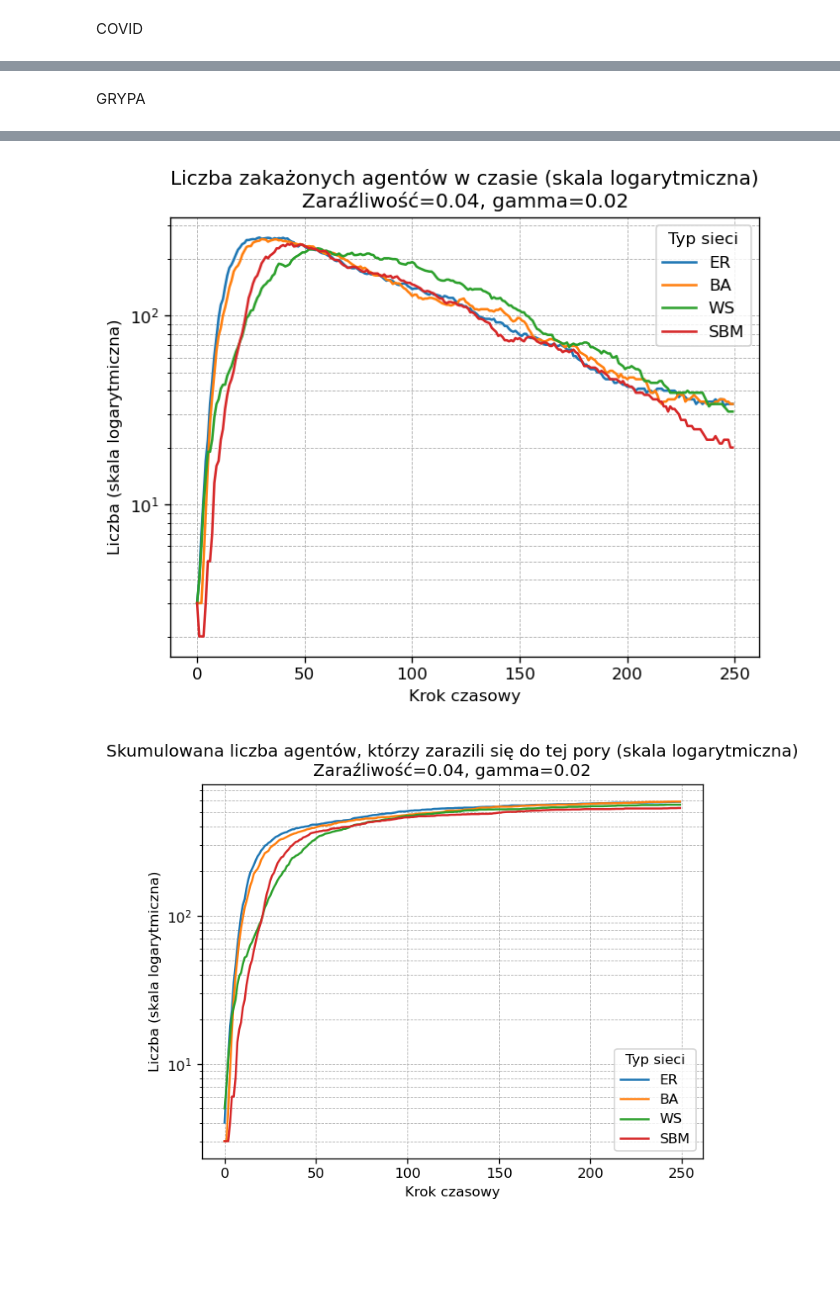
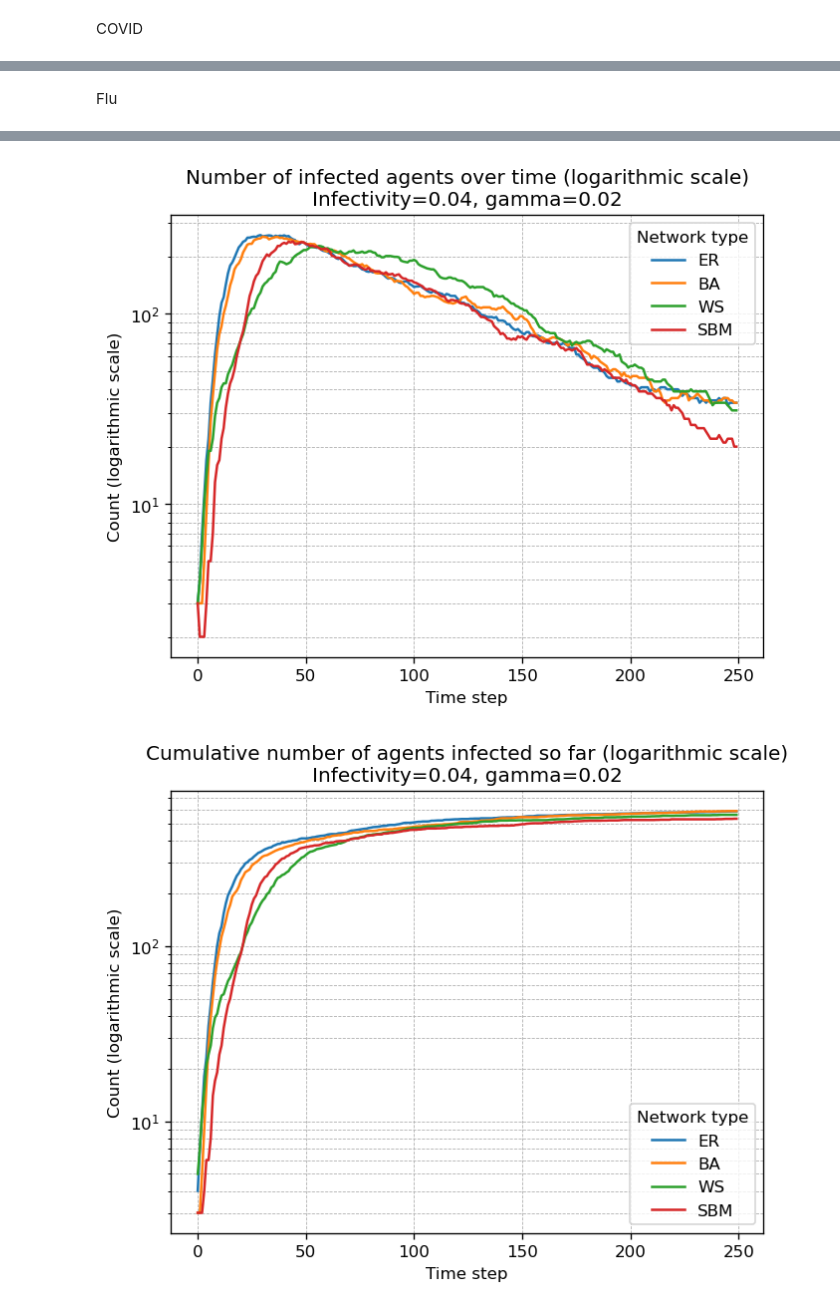
Before and after one commit to magmatti/agentic-epidemic-model, a Jupyter notebook: agentic_epidemic_model.ipynb, the cells around one changed output, grey strips where cells are left out. Saved outputs shown, nothing was run; the diff lists cells and outputs as text; code cells hidden in the pictures; blank space fills up the shorter version.

```diff
--- a/agentic_epidemic_model.ipynb
+++ b/agentic_epidemic_model.ipynb
@@ -318,9 +315,9 @@ def make_gif_for_network(
 
     color_map = {SUSC: "tab:blue", INF: "tab:red", REC: "tab:green"}
     legend_elements = [
-        Patch(facecolor="tab:blue", label="Podatni (S)"),
-        Patch(facecolor="tab:red", label="Zakażeni (I)"),
-        Patch(facecolor="tab:green", label="Ozdrowiali (R)")
+        Patch(facecolor="tab:blue", label="Susceptible (S)"),
+        Patch(facecolor="tab:red", label="Infected (I)"),
+        Patch(facecolor="tab:green", label="Recovered (R)")
     ]
 
     fig, ax = plt.subplots(figsize=(7, 6), dpi=FIG_DPI)
@@ -340,11 +337,13 @@ def make_gif_for_network(
         i_cnt = int(np.sum(st == INF))
         r_cnt = int(np.sum(st == REC))
 
-        ax.set_title(f"Epidemia SIR | sieć={network_type} | zaraźliwość={virus_infectivity} | klatka {i+1}/{len(frames_states)}")
+        ax.set_title(
+            f"SIR epidemic | network={network_type} | infectivity={virus_infectivity} | frame {i+1}/{len(frames_states)}"
+        )
         ax.legend(handles=legend_elements, loc="upper right", frameon=True)
         ax.text(
             0.02, 0.02,
-            f"Podatni (S): {s_cnt}\nZakażeni (I): {i_cnt}\nOzdrowiali (R): {r_cnt}",
+            f"Susceptible (S): {s_cnt}\nInfected (I): {i_cnt}\nRecovered (R): {r_cnt}",
             transform=ax.transAxes,
             fontsize=10,
             verticalalignment="bottom",
@@ -562,5 +557,5 @@ Zapisano GIF: simulation_covid/SBM_z0p12.gif
 # %% [markdown]
-GRYPA
+Flu
 # %%
 VIRUS_INFECTIVITY_FLU = 0.04
 FLU_GIF_DIR = "simulation_flu"
@@ -570,11 +565,10 @@ os.makedirs(FLU_GIF_DIR, exist_ok=True)
 def safe_log_values(x, eps=EPS_LOG):
     return np.asarray(x, dtype=float) + eps
 
-# === Symulacje + GIF-y (dla każdej sieci osobno)
 SIM_RESULTS_FLU = {}
 
 for nt in NETWORK_TYPES:
-    print(f"\n=== GRYPA | Sieć: {nt} ===")
+    print(f"\n=== Flu | Network type: {nt} ===")
 
     G_nt = build_network(nt, N_AGENTS, seed=RANDOM_SEED)
     states0 = init_states(N_AGENTS, N_INIT_INFECTED)
@@ -604,9 +598,9 @@ for nt in NETWORK_TYPES:
         layout_name=GIF_LAYOUT,
         out_dir=FLU_GIF_DIR
     )
-    print("Zapisano GIF:", gif_path)
+    print("Saved GIF:", gif_path)
 
-# === Wykres 1: liczba zakażonych w czasie (I(t))
+# === First Plot: Infected in time step (I(t))
 plt.figure(dpi=FIG_DPI)
 
 for nt in NETWORK_TYPES:
@@ -615,16 +609,16 @@ for nt in NETWORK_TYPES:
     plt.semilogy(t, safe_log_values(I), label=f"{nt}")
 
 plt.title(
-    "Liczba zakażonych agentów w czasie (skala logarytmiczna)\n"
-    f"Zaraźliwość={VIRUS_INFECTIVITY_FLU}, gamma={GAMMA}"
+    "Number of infected agents over time (logarithmic scale)\n"
+    f"Infectivity={VIRUS_INFECTIVITY_FLU}, gamma={GAMMA}"
 )
-plt.xlabel("Krok czasowy")
-plt.ylabel("Liczba (skala logarytmiczna)")
-plt.legend(title="Typ sieci")
+plt.xlabel("Time step")
+plt.ylabel("Count (logarithmic scale)")
+plt.legend(title="Network type")
 plt.grid(True, which="both", linestyle="--", linewidth=0.5)
 plt.show()
 
-# === Wykres 2: skumulowana liczba zakażonych do tej pory
+# === Second plot: cumulated infected since start
 plt.figure(dpi=FIG_DPI)
 
 for nt in NETWORK_TYPES:
@@ -634,12 +628,12 @@ for nt in NETWORK_TYPES:
     plt.semilogy(t, safe_log_values(cumulative), label=f"{nt}")
 
 plt.title(
-    "Skumulowana liczba agentów, którzy zarazili się do tej pory (skala logarytmiczna)\n"
-    f"Zaraźliwość={VIRUS_INFECTIVITY_FLU}, gamma={GAMMA}"
+    "Cumulative number of agents infected so far (logarithmic scale)\n"
+    f"Infectivity={VIRUS_INFECTIVITY_FLU}, gamma={GAMMA}"
 )
-plt.xlabel("Krok czasowy")
-plt.ylabel("Liczba (skala logarytmiczna)")
-plt.legend(title="Typ sieci")
+plt.xlabel("Time step")
+plt.ylabel("Count (logarithmic scale)")
+plt.legend(title="Network type")
 plt.grid(True, which="both", linestyle="--", linewidth=0.5)
 plt.show()
 # %% [output]
@@ -657,2 +651,2 @@ Zapisano GIF: simulation_flu/SBM_z0p04.gif
-[figure, old version]
+[figure, new version]
-[figure, old version]
+[figure, new version]
```
Also changed, not shown: parts of 38 cells of this notebook, 16 other files.
